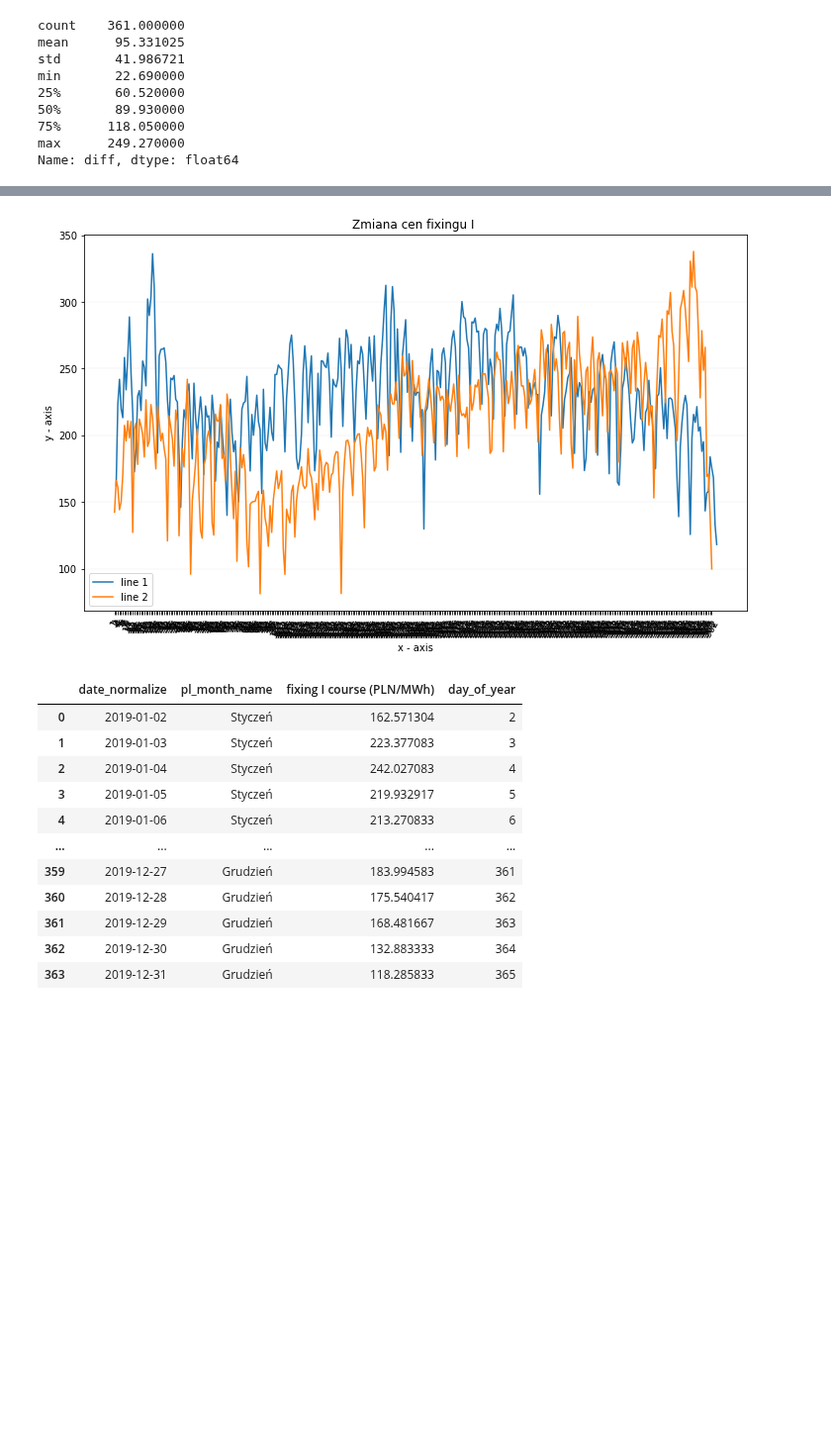
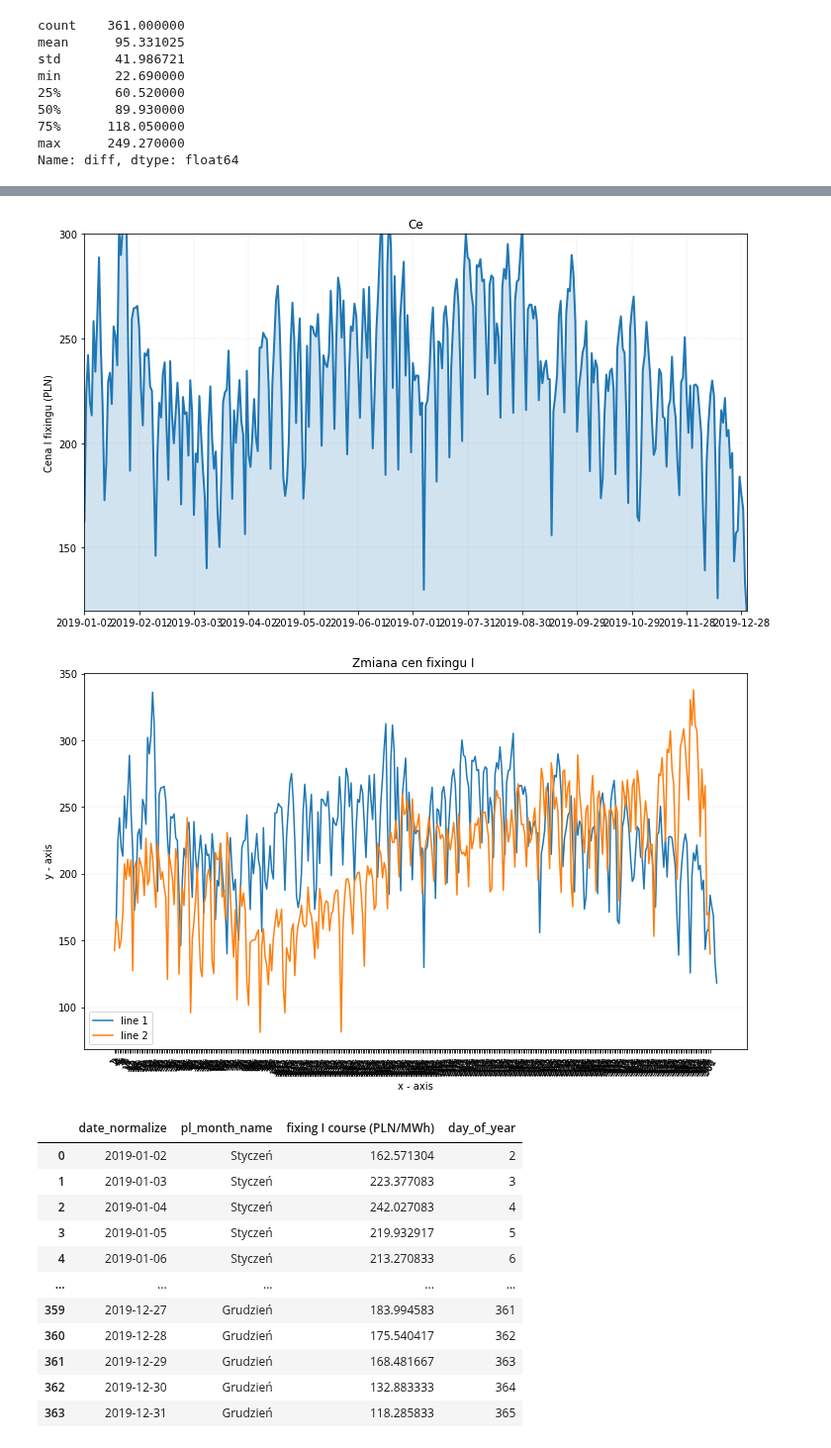
Before and after one commit to piekarsky/Short-Term-Electricity-Price-Forecasting-at-the-Polish-Day-Ahead-Market, a Jupyter notebook: power-market-analysis.ipynb, the cells around one changed output, grey strips where cells are left out. Shown at 99% size. Cells and saved outputs as stored; diff of their text form; code cells hidden in the pictures; blank space fills up the shorter version.

```diff
--- a/power-market-analysis.ipynb
+++ b/power-market-analysis.ipynb
@@ -136,3 +136,16 @@ def polish_label_r(row):
         return 'Grudzień'
 # %%
 df['pl_month_name'] = df.apply(lambda row: polish_label_r(row), axis=1)
+# %%
+# names of seasons in Polish
+def polish_label_season(row):
+    if row['season'] == 'Winter':
+        return 'Zima'
+    if row['season'] == 'Spring':
+        return 'Wiosna'
+    if row['season'] == 'Summer':
+        return 'Lato'
+    if row['season'] == 'Autumn':
+        return 'Jesien'
+# %%
+df['pl_season_name'] = df.apply(lambda row: polish_label_season(row), axis=1)
@@ -469,3 +545,26 @@ Name: diff, dtype: float64
+# %%
+fig = plt.subplots(figsize=(12,7))
+
+plt.plot(df2019_daily['date_normalize'], df2019_daily['fixing I course (PLN/MWh)'],
+        linewidth=2.0)
+plt.fill_between(df2019_daily['date_normalize'], df2019_daily['fixing I course (PLN/MWh)'], alpha=0.2)
+plt.title('Ce')
+my_xticks = np.array(df2019_daily['date_normalize'])
+frequency = 30
+plt.xticks(my_xticks[::frequency], my_xticks[::frequency], rotation=0)
+plt.ylabel("Cena I fixingu (PLN)")
+plt.margins(0.)
+plt.ylim(120,270, 30)
+plt.yticks(np.arange(150, 350, 50))
+
+plt.grid(color='gray', linestyle=':', linewidth=0.35, alpha=0.6, axis='both')
+#plt.grid()
+
+
+
+plt.show()
+# %% [output]
+[figure, added]
 # %%
 fig = plt.subplots(figsize=(12,7))
 plt.plot(df2019_daily['day_of_year'], df2019_daily['fixing I course (PLN/MWh)'], label = "line 1")
@@ -479,7 +578,7 @@ plt.grid(color='grey', linestyle='-', linewidth=0.15, alpha=0.5, axis = 'y')
 plt.legend()
 plt.show()
 # %% [output]
-[figure, old version]
+[figure, new version]
 # %%
 df2019_daily = df2019.groupby(['date_normalize', 'pl_month_name']).agg({'fixing I course (PLN/MWh)':np.mean}).reset_index()
 df2019_daily['day_of_year'] = pd.to_datetime(df2019_daily['date_normalize']).dt.dayofyear
```
Also changed, not shown: parts of 17 cells of this notebook.
